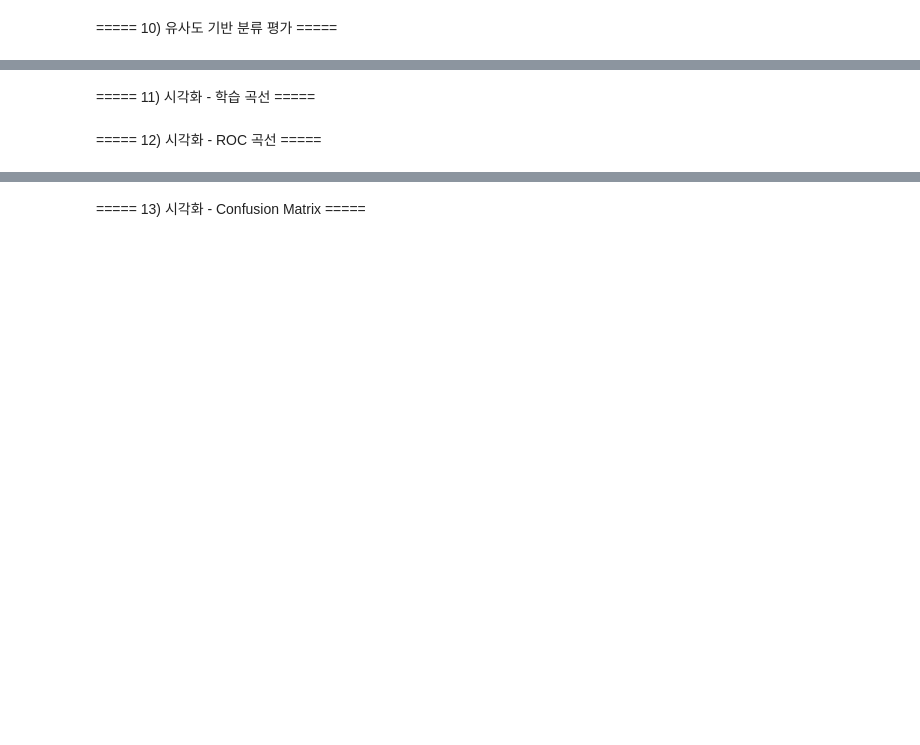
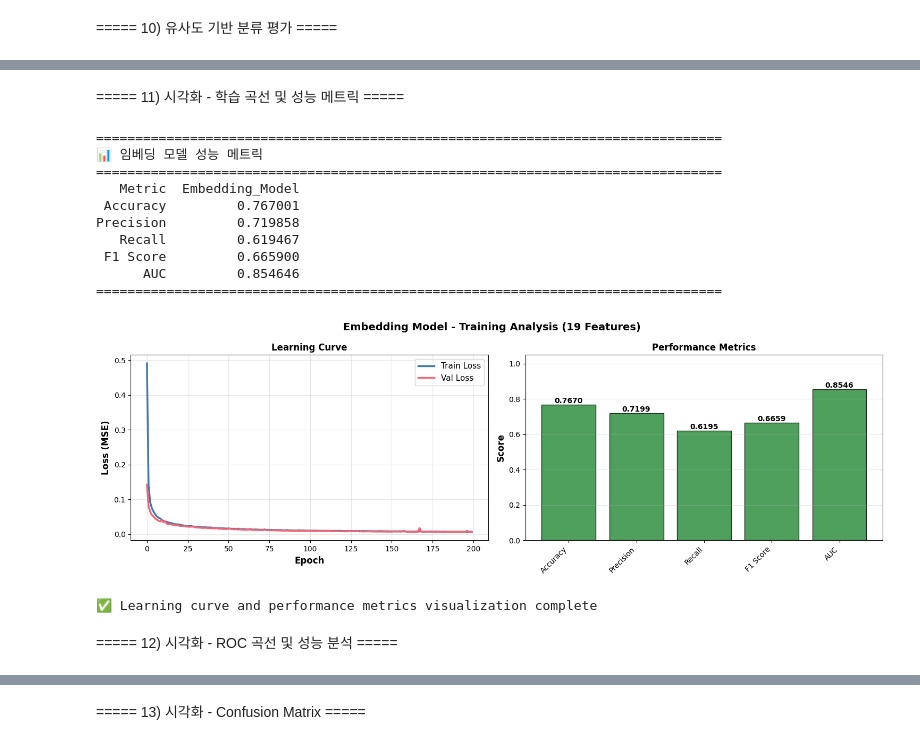
Before and after one commit to Seungminnni/QR_Phishing, a Jupyter notebook: phishing/embedding_model_19features.ipynb, the cells around one changed output, grey strips where cells are left out. Saved outputs shown, nothing was run; the diff lists cells and outputs as text; code cells hidden in the pictures; blank space fills up the shorter version.

```diff
--- a/phishing/embedding_model_19features.ipynb
+++ b/phishing/embedding_model_19features.ipynb
@@ -346,9 +434,13 @@ autoencoder = Model(encoder_input, decoder_output, name='autoencoder')
 # 임베딩 모델 (inference용)
 embedding_model = Model(encoder_input, embedding, name='embedding_model')
 
-# 컴파일
+# 컴파일 (메트릭 추가)
 optimizer = keras.optimizers.Adam(learning_rate=LEARNING_RATE)
-autoencoder.compile(optimizer=optimizer, loss='mse')
+autoencoder.compile(
+    optimizer=optimizer,
+    loss='mse',
+    metrics=[keras.metrics.BinaryAccuracy(name='accuracy'), keras.metrics.AUC(name='auc')]
+)
 
 print(f"\n✅ 모델 구축 완료")
 print(f"\nAutoencoder 구조:")
@@ -440,2 +615,2 @@ print(classification_report(y_test, y_pred_emb, target_names=['정상(0)', '피
 # %% [markdown]
-===== 11) 시각화 - 학습 곡선 =====
+===== 11) 시각화 - 학습 곡선 및 성능 메트릭 =====
@@ -458,3 +617,65 @@ print("✅ Learning curve visualization complete")
+# %%
+# 성능 메트릭 저장
+performance_data = {
+    'Metric': ['Accuracy', 'Precision', 'Recall', 'F1 Score', 'AUC'],
+    'Embedding_Model': [acc_emb, prec_emb, rec_emb, f1_emb, auc_emb]
+}
+performance_df = pd.DataFrame(performance_data)
+
+print("\n" + "="*80)
+print("📊 임베딩 모델 성능 메트릭")
+print("="*80)
+print(performance_df.to_string(index=False))
+print("="*80)
+
+# 학습 곡선 및 성능 메트릭 시각화
+fig, axes = plt.subplots(1, 2, figsize=(15, 5))
+fig.suptitle('Embedding Model - Training Analysis (19 Features)', fontsize=14, fontweight='bold')
+
+# 1. 학습 곡선
+ax = axes[0]
+ax.plot(history.history['loss'], label='Train Loss', linewidth=2.5, color='#4477AA')
+ax.plot(history.history['val_loss'], label='Val Loss', linewidth=2.5, color='#EE6677')
+ax.set_xlabel('Epoch', fontsize=12, fontweight='bold')
+ax.set_ylabel('Loss (MSE)', fontsize=12, fontweight='bold')
+ax.set_title('Learning Curve', fontsize=12, fontweight='bold')
+ax.legend(fontsize=11, loc='upper right')
+ax.grid(True, alpha=0.3)
+
+# 2. 성능 메트릭 바 차트
+ax = axes[1]
+metrics_names = performance_df['Metric'].values
+metrics_values = performance_df['Embedding_Model'].values
+bars = ax.bar(range(len(metrics_names)), metrics_values, color='#228833', alpha=0.8, edgecolor='black')
+ax.set_xticks(range(len(metrics_names)))
+ax.set_xticklabels(metrics_names, rotation=45, ha='right')
+ax.set_ylabel('Score', fontsize=12, fontweight='bold')
+ax.set_title('Performance Metrics', fontsize=12, fontweight='bold')
+ax.set_ylim([0, 1.05])
+ax.grid(axis='y', alpha=0.3)
+
+for bar in bars:
+    height = bar.get_height()
+    ax.text(bar.get_x() + bar.get_width()/2., height,
+            f'{height:.4f}', ha='center', va='bottom', fontsize=10, fontweight='bold')
+
+plt.tight_layout()
+plt.show()
+
+print("\n✅ Learning curve and performance metrics visualization complete")
+# %% [output]
+================================================================================
+📊 임베딩 모델 성능 메트릭
+================================================================================
+   Metric  Embedding_Model
+ Accuracy         0.767001
+Precision         0.719858
+   Recall         0.619467
+ F1 Score         0.665900
+      AUC         0.854646
+================================================================================
+[figure, added]
+✅ Learning curve and performance metrics visualization complete
 # %% [markdown]
-===== 12) 시각화 - ROC 곡선 =====
+===== 12) 시각화 - ROC 곡선 및 성능 분석 =====
 # %%
```
Also changed, not shown: parts of 16 cells of this notebook, 1 other file.
